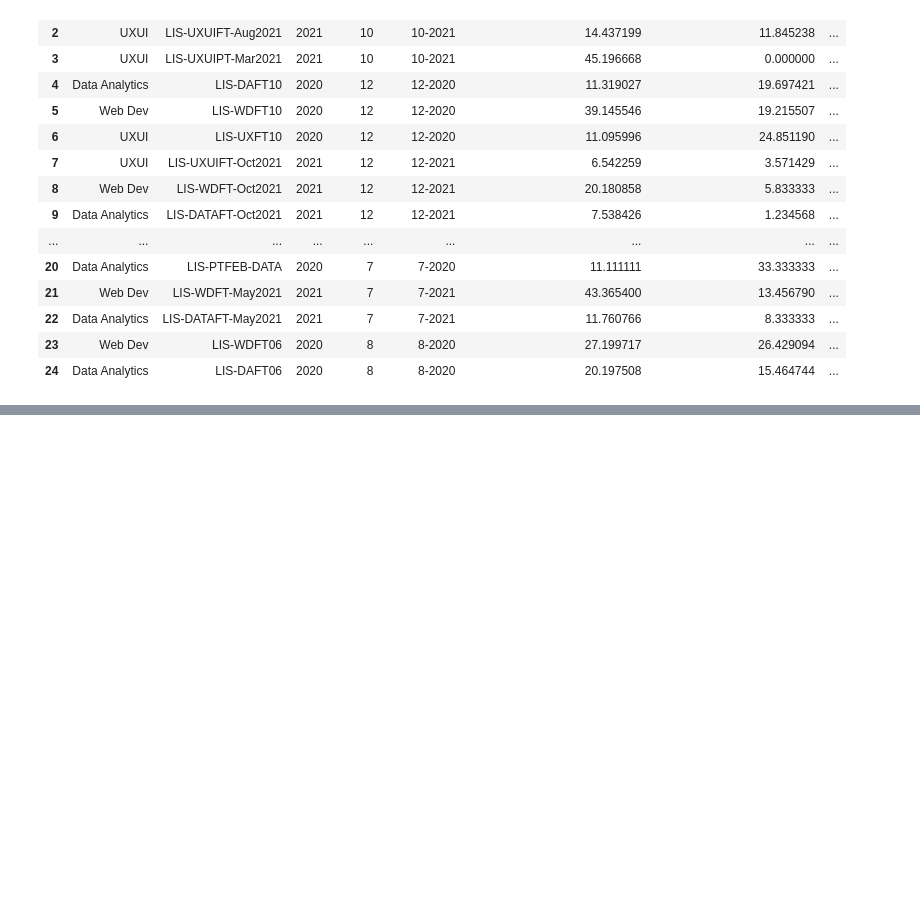
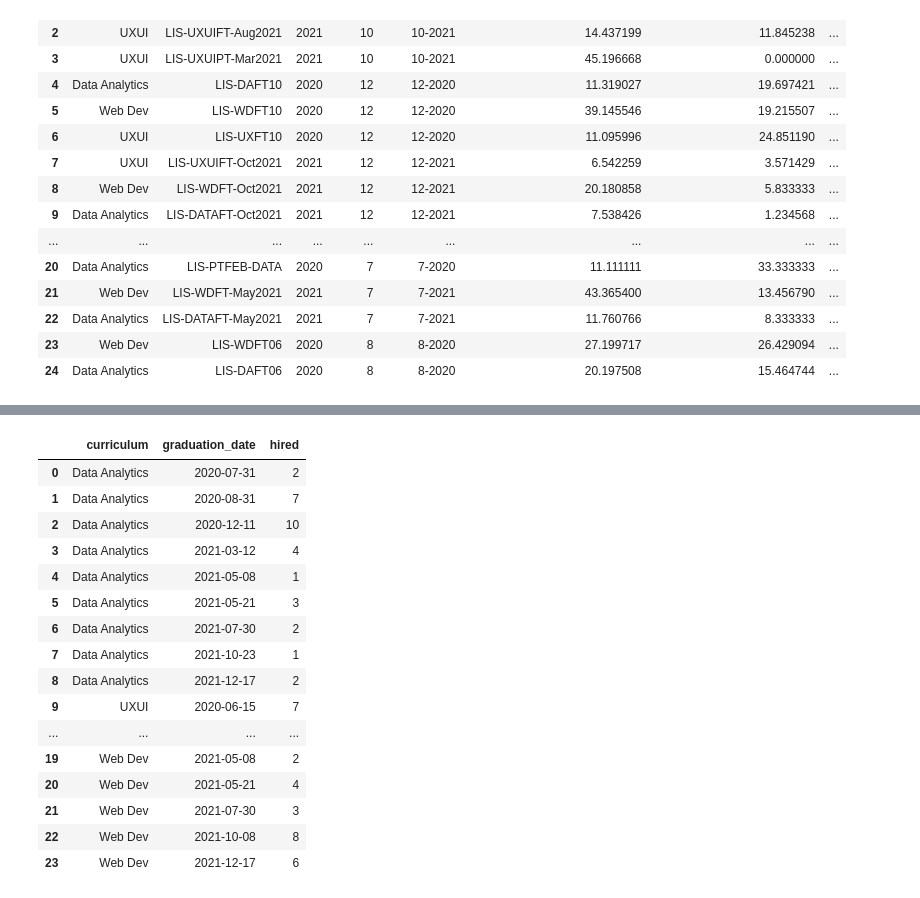
Before and after one commit to calvinhus/statistics_project, a Jupyter notebook: data_cleaning.ipynb, the cells around one changed output, grey strips where cells are left out. Cells and saved outputs as stored; diff of their text form; code cells hidden in the pictures; blank space fills up the shorter version.

Commit message:
more cleaning

```diff
--- a/data_cleaning.ipynb
+++ b/data_cleaning.ipynb
@@ -659,0 +674,21 @@ AttributeError: 'str' object has no attribute 'to_datetime64'
+# %%
+hired = clean_data[clean_data['hired'] == 1]
+hired.groupby('curriculum', 'graduation_date').agg({'hired': 'count'}).reset_index()
+# %% [output]
+|  | curriculum | graduation_date | hired |
+| 0 | Data Analytics | 2020-07-31 | 2 |
+| 1 | Data Analytics | 2020-08-31 | 7 |
+| 2 | Data Analytics | 2020-12-11 | 10 |
+| 3 | Data Analytics | 2021-03-12 | 4 |
+| 4 | Data Analytics | 2021-05-08 | 1 |
+| 5 | Data Analytics | 2021-05-21 | 3 |
+| 6 | Data Analytics | 2021-07-30 | 2 |
+| 7 | Data Analytics | 2021-10-23 | 1 |
+| 8 | Data Analytics | 2021-12-17 | 2 |
+| 9 | UXUI | 2020-06-15 | 7 |
+| ... | ... | ... | ... |
+| 19 | Web Dev | 2021-05-08 | 2 |
+| 20 | Web Dev | 2021-05-21 | 4 |
+| 21 | Web Dev | 2021-07-30 | 3 |
+| 22 | Web Dev | 2021-10-08 | 8 |
+| 23 | Web Dev | 2021-12-17 | 6 |
```
Also changed, not shown: parts of 6 cells of this notebook, 2 other files.
